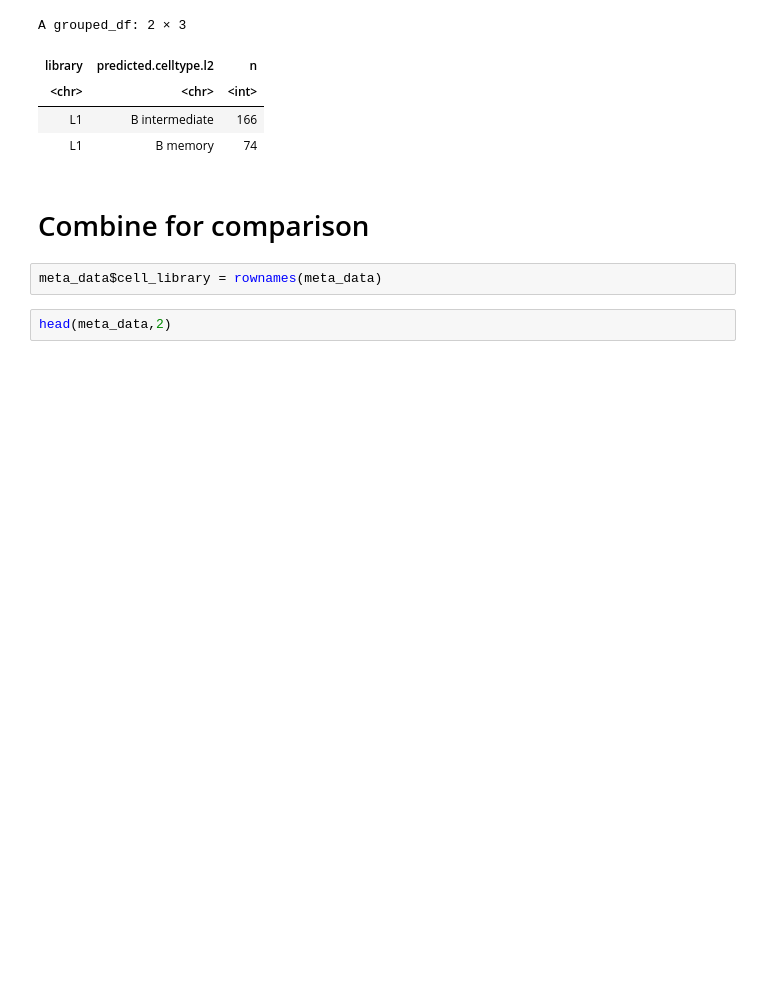
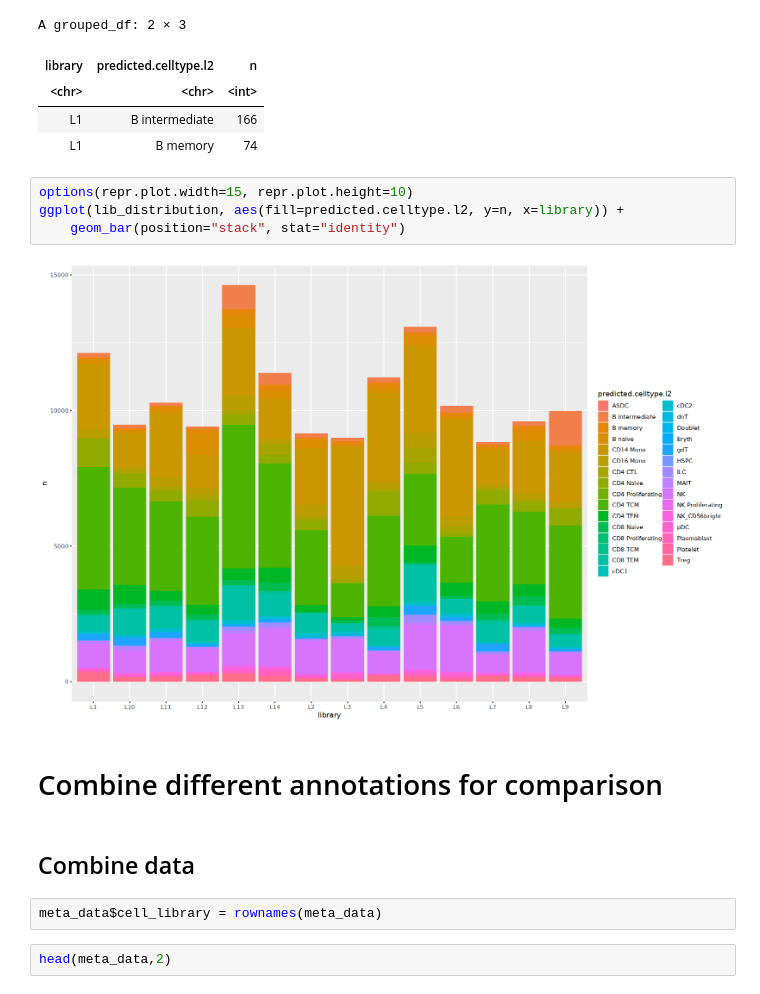
Before and after one commit to heiniglab/stemi_mofa, a Jupyter notebook: G/G3_Compare_Annotations.ipynb, the cells around one changed output. Cells and saved outputs as stored; diff of their text form; blank space fills up the shorter version.

```diff
--- a/G/G3_Compare_Annotations.ipynb
+++ b/G/G3_Compare_Annotations.ipynb
@@ -110,8 +120,16 @@ A grouped_df: 2 × 3
 | <chr> | <chr> | <int> |
 | L1 | B intermediate | 166 |
 | L1 | B memory | 74 |
+# %%
+options(repr.plot.width=15, repr.plot.height=10)
+ggplot(lib_distribution, aes(fill=predicted.celltype.l2, y=n, x=library)) +
+    geom_bar(position="stack", stat="identity")
+# %% [output]
+[figure, added]
 # %% [markdown]
-# Combine for comparison
+# Combine different annotations for comparison
+# %% [markdown]
+## Combine data
 # %%
 meta_data$cell_library = rownames(meta_data)
 # %%
```
Also changed, not shown: parts of 21 cells of this notebook, 8 other files.
